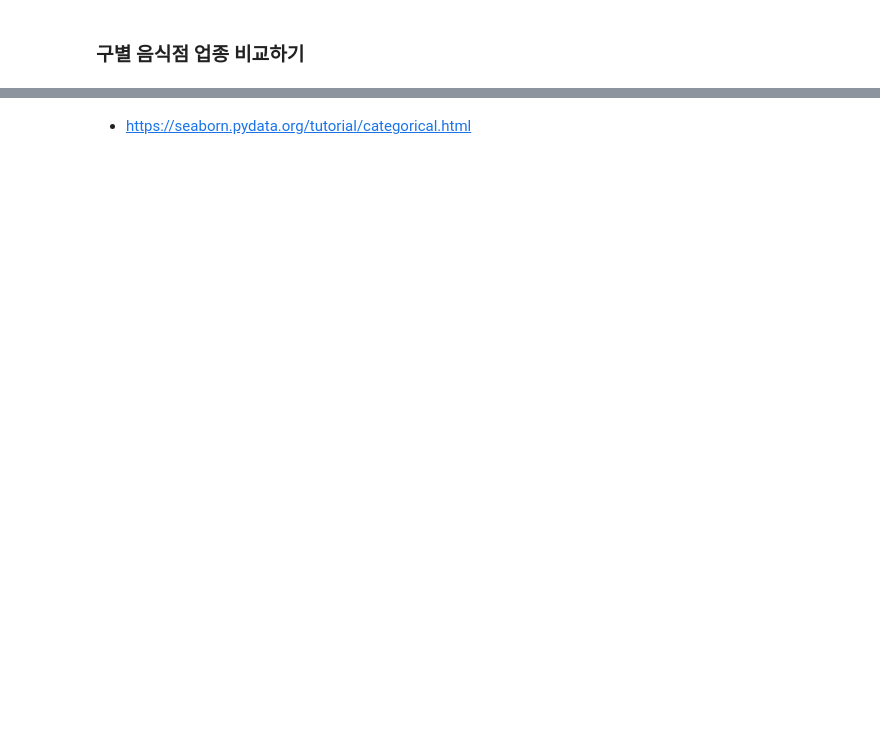
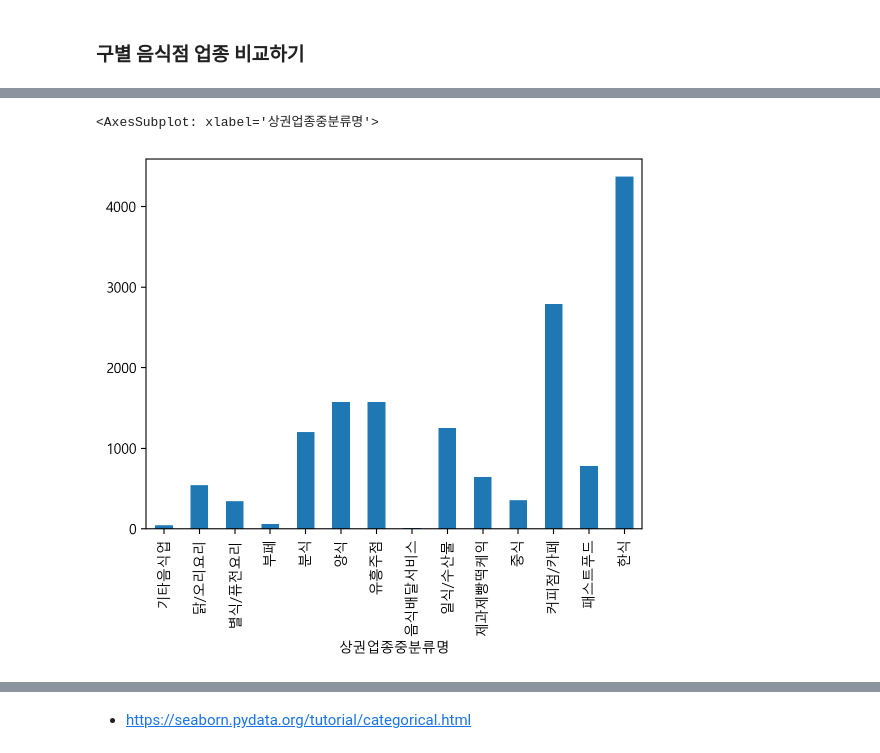
Before and after one commit to jamjamzo/open-data-analysis-basic, a Jupyter notebook: 02-store-eda-input.ipynb, the cells around one changed output, grey strips where cells are left out. Cells and saved outputs as stored; diff of their text form; code cells hidden in the pictures; blank space fills up the shorter version.

```diff
--- a/02-store-eda-input.ipynb
+++ b/02-store-eda-input.ipynb
@@ -829,0 +945,5 @@ Name: 상권업종대분류명, dtype: int64
+# %%
+food_gu.unstack().loc['강남구'].plot.bar()
+# %% [output]
+<AxesSubplot: xlabel='상권업종중분류명'>
+[figure, added]
```
Also changed, not shown: parts of 40 cells of this notebook.
